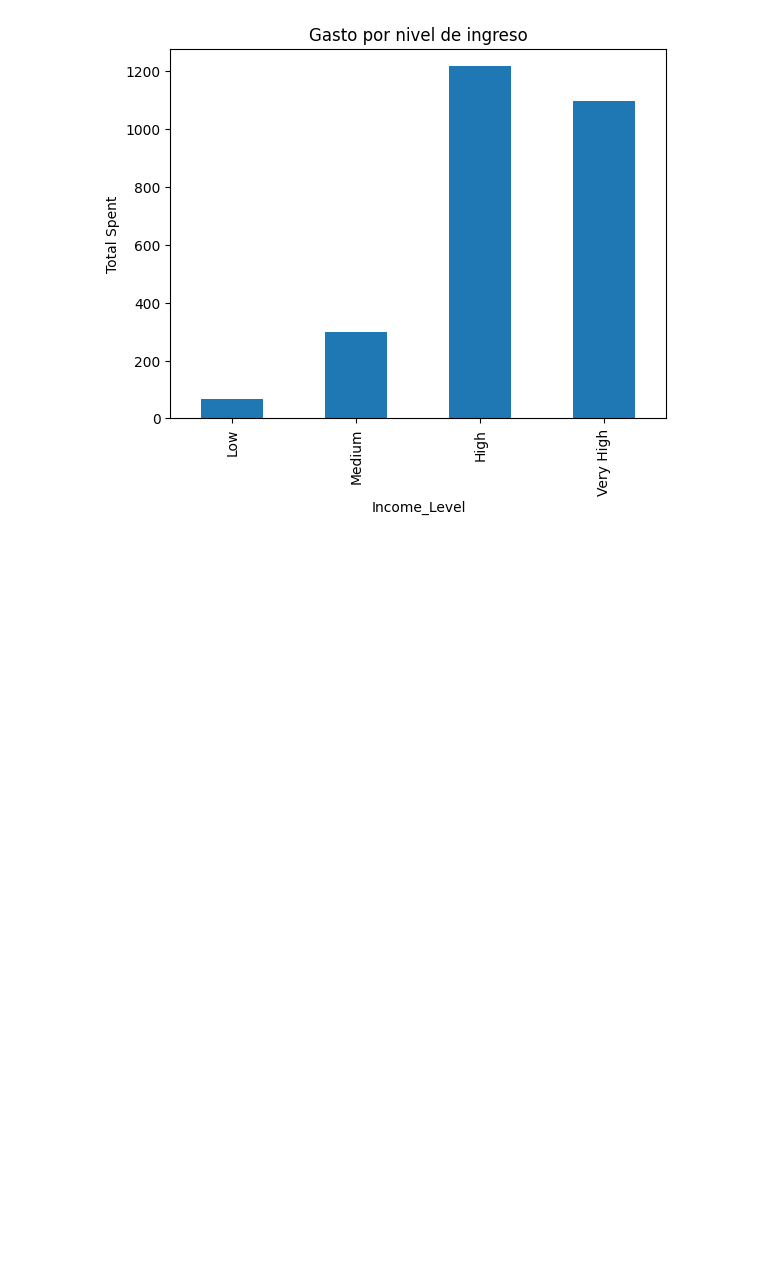
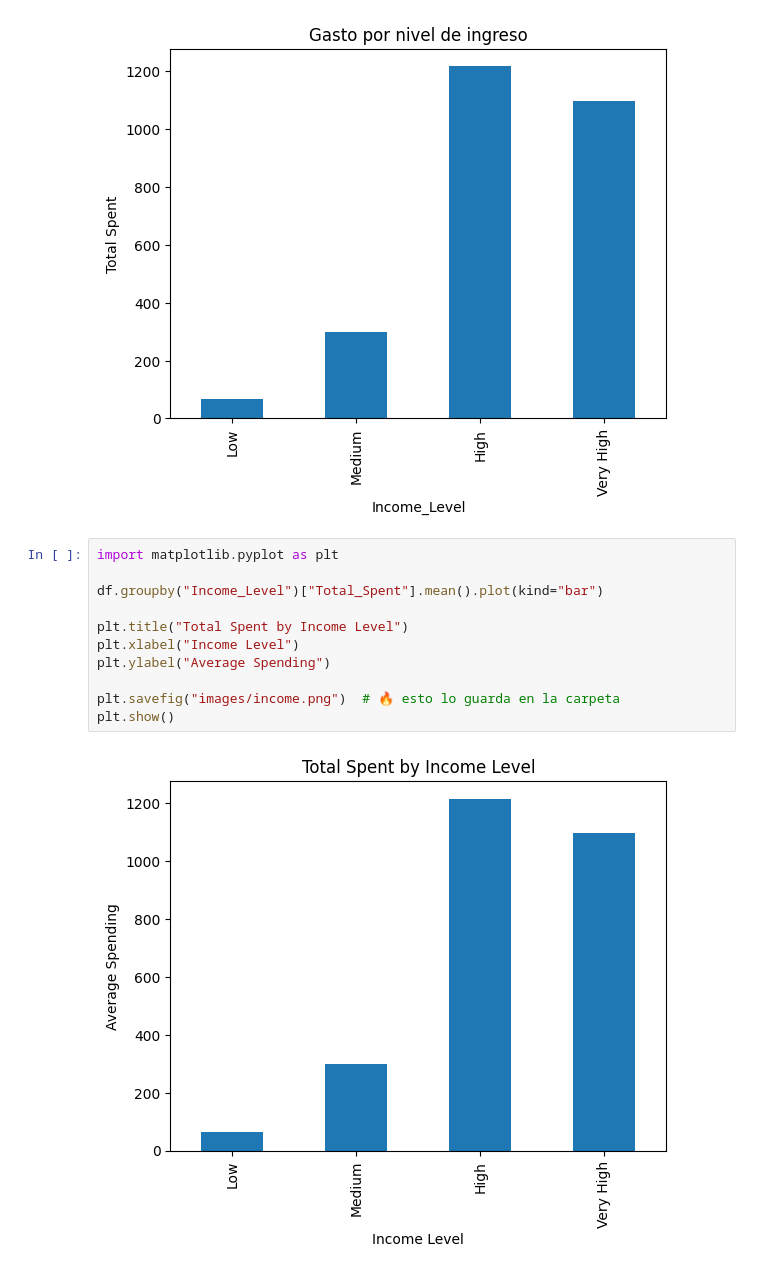
Before and after one commit to Fel85/mini-data-cleaner-customer-analysis, a Jupyter notebook: notebook.ipynb, the cells around one changed output. Saved outputs shown, nothing was run; the diff lists cells and outputs as text; blank space fills up the shorter version.

Commit message:
Added visualization section

```diff
--- a/notebook.ipynb
+++ b/notebook.ipynb
@@ -489,3 +495,16 @@ plt.ylabel("Total Spent") # Agregar una etiqueta al eje y
 plt.show() # Mostrar el gráfico para visualizar el gasto promedio por nivel de ingresos
 # %% [output]
 [figure]
+# %%
+import matplotlib.pyplot as plt
+
+df.groupby("Income_Level")["Total_Spent"].mean().plot(kind="bar")
+
+plt.title("Total Spent by Income Level")
+plt.xlabel("Income Level")
+plt.ylabel("Average Spending")
+
+plt.savefig("images/income.png")  # 🔥 esto lo guarda en la carpeta
+plt.show()
+# %% [output]
+[figure, added]
```
Also changed, not shown: parts of 3 cells of this notebook, 7 other files.
